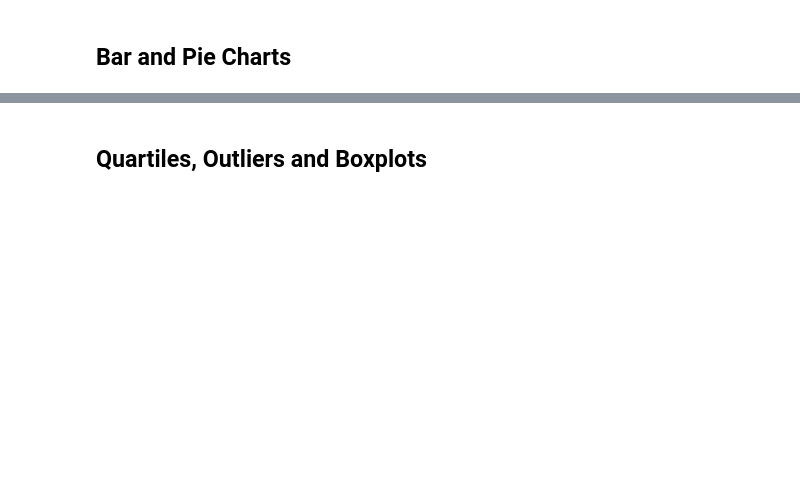
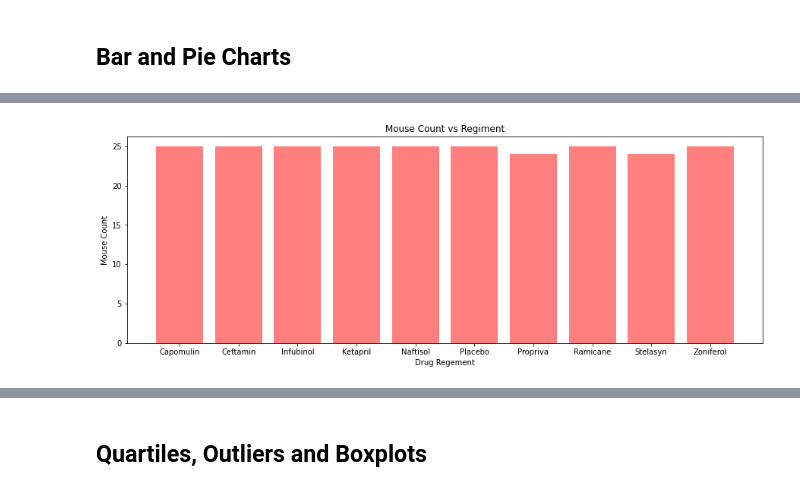
Before and after one commit to HsuChe/Cancer-Research-Analysis, a Jupyter notebook: Pymaceuticals/pymaceuticals_starter.ipynb, the cells around one changed output, grey strips where cells are left out. Cells and saved outputs as stored; diff of their text form; code cells hidden in the pictures; blank space fills up the shorter version.

```diff
--- a/Pymaceuticals/pymaceuticals_starter.ipynb
+++ b/Pymaceuticals/pymaceuticals_starter.ipynb
@@ -151,2 +180,11 @@ summary_table
 # %%
 # Generate a bar plot showing the total number of unique mice tested on each drug regimen using pyplot.
+tick_label = drug_id.index
+plt.figure(figsize=(15,5))
+plt.xlabel('Drug Regement')
+plt.ylabel('Mouse Count')
+plt.title('Mouse Count vs Regiment')
+plt.bar(tick_label,drug_id, color = 'red', alpha = .5, align = 'center')
+plt.show()
+# %% [output]
+[figure, added]
```
Also changed, not shown: parts of 22 cells of this notebook.
